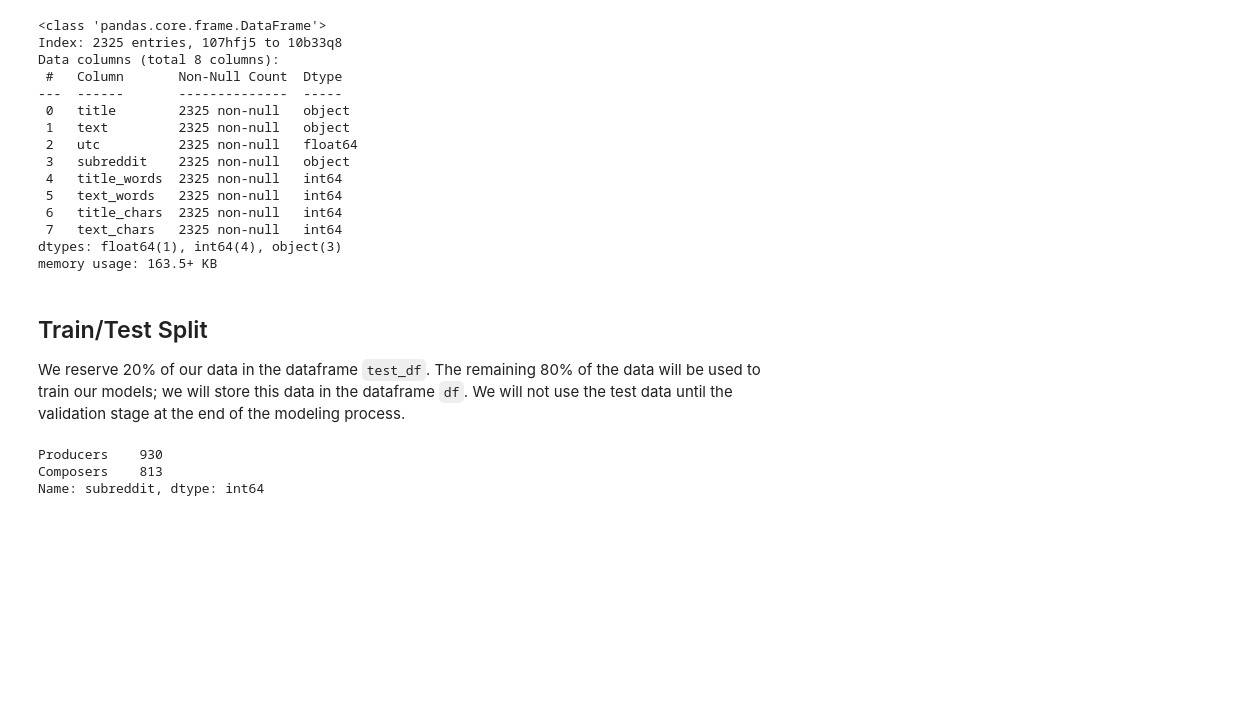
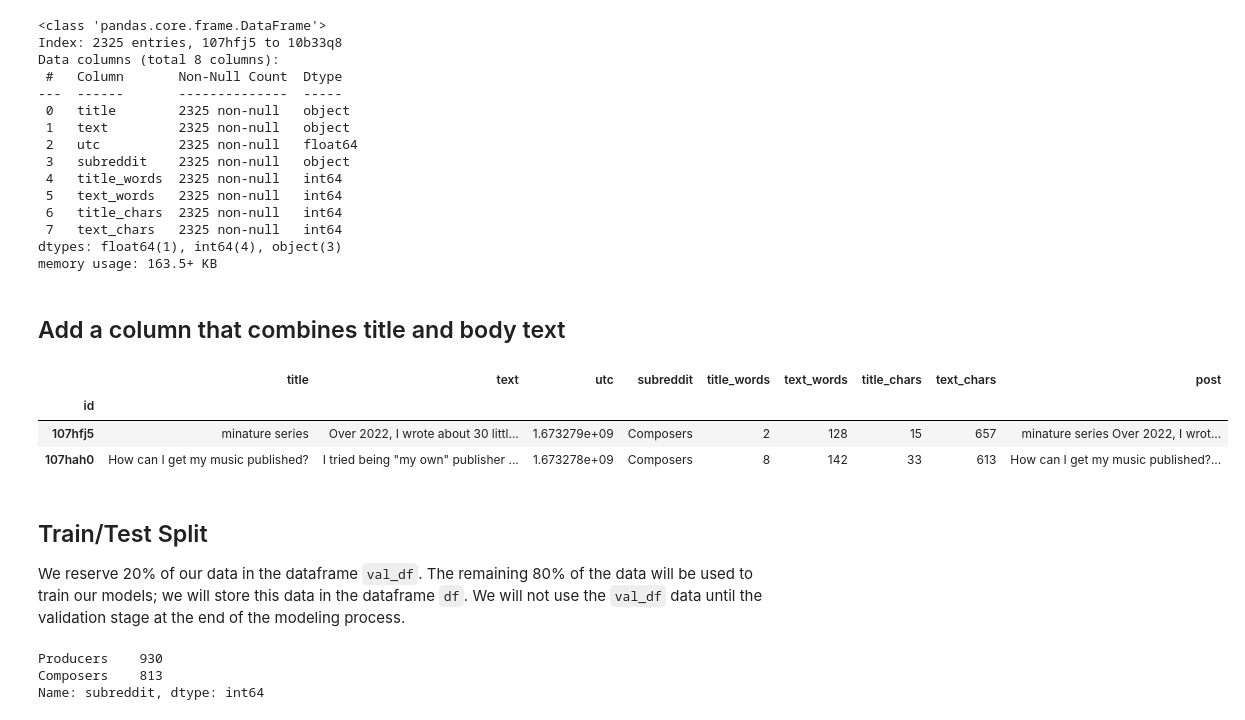
Before and after one commit to simonlazarus/Classifying-Music-Makers-from-Message-Data, a Jupyter notebook: code/04_modeling.ipynb, the cells around one changed output. Cells and saved outputs as stored; diff of their text form; code cells hidden in the pictures; blank space fills up the shorter version.

Commit message:
Almost finished with basic modeling

```diff
--- a/code/04_modeling.ipynb
+++ b/code/04_modeling.ipynb
@@ -47,8 +55,18 @@ Data columns (total 8 columns):
  7   text_chars   2325 non-null   int64
 dtypes: float64(1), int64(4), object(3)
 memory usage: 163.5+ KB
+# %% [markdown]
+## Add a column that combines title and body text
+# %%
+df_all['post'] = df_all[['title','text']].apply((lambda x : ' '.join(x)), axis=1)
+df_all.head(2)
+# %% [output]
+|  | title | text | utc | subreddit | title_words | text_words | title_chars | text_chars | post |
+| id |  |  |  |  |  |  |  |  |  |
+| 107hfj5 | minature series | Over 2022, I wrote about 30 littl... | 1.673279e+09 | Composers | 2 | 128 | 15 | 657 | minature series Over 2022, I wrot... |
+| 107hah0 | How can I get my music published? | I tried being "my own" publisher ... | 1.673278e+09 | Composers | 8 | 142 | 33 | 613 | How can I get my music published?... |
 # %% [markdown]
 ## Train/Test Split
 
-We reserve 20% of our data in the dataframe `test_df`.  The remaining 80% of the data will be used to train our models; we will store this data in the dataframe `df`.  We will not use the test data until the validation stage at the end of the modeling process.
+We reserve 20% of our data in the dataframe `val_df`.  The remaining 80% of the data will be used to train our models; we will store this data in the dataframe `df`.  We will not use the `val_df` data until the validation stage at the end of the modeling process.
 # %%
```
Also changed, not shown: parts of 163 cells of this notebook, 2 other files.
